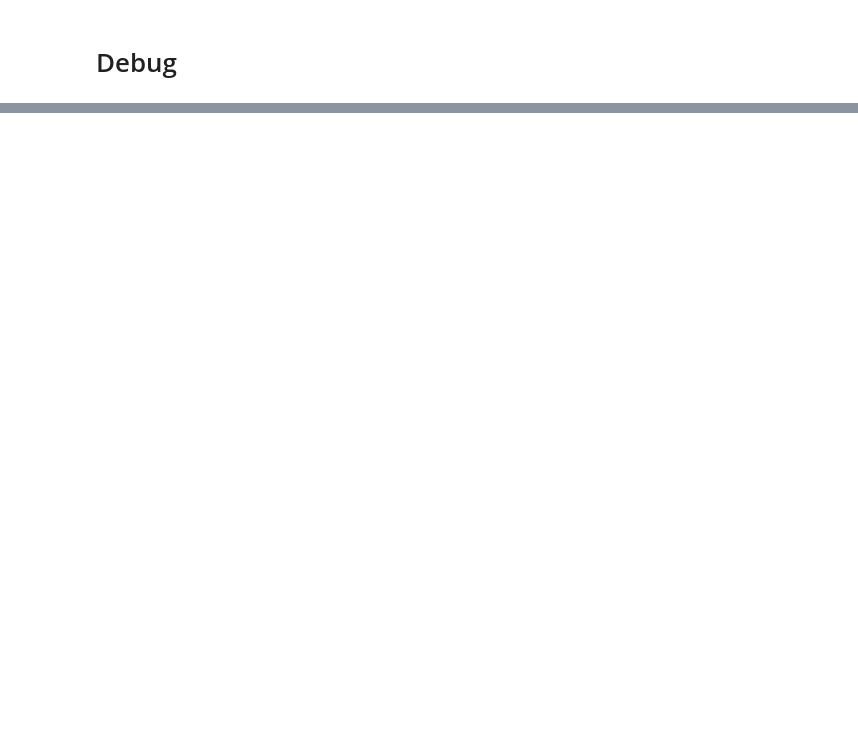
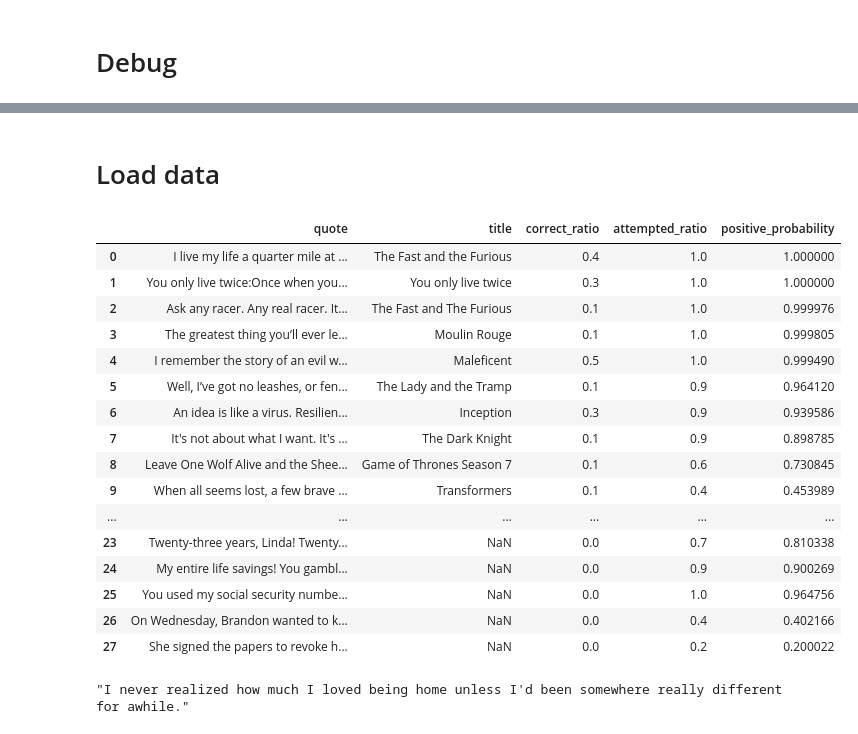
Before and after one commit to olegsmirnov2001/llm-hallucinations, a Jupyter notebook: jupyter/steer.ipynb, the cells around one changed output, grey strips where cells are left out. Drawn from its saved outputs; the diff is of its cells as text; code cells hidden in the pictures; blank space fills up the shorter version.

```diff
--- a/jupyter/steer.ipynb
+++ b/jupyter/steer.ipynb
@@ -323,0 +514,32 @@ plt.show()
+# %% [markdown]
+# Load data
+# %%
+df = pd.concat(
+    [pd.read_csv('dataset/movie_quotes_sometimes_correct.csv'), pd.read_csv('dataset/often_hallucinating.csv')],
+    ignore_index=True,
+)
+df['correct_ratio'] = df['correct_ratio'].fillna(0)
+df
+# %% [output]
+|  | quote | title | correct_ratio | attempted_ratio | positive_probability |
+| 0 | I live my life a quarter mile at ... | The Fast and the Furious | 0.4 | 1.0 | 1.000000 |
+| 1 | You only live twice:Once when you... | You only live twice | 0.3 | 1.0 | 1.000000 |
+| 2 | Ask any racer. Any real racer. It... | The Fast and The Furious | 0.1 | 1.0 | 0.999976 |
+| 3 | The greatest thing you’ll ever le... | Moulin Rouge | 0.1 | 1.0 | 0.999805 |
+| 4 | I remember the story of an evil w... | Maleficent | 0.5 | 1.0 | 0.999490 |
+| 5 | Well, I’ve got no leashes, or fen... | The Lady and the Tramp | 0.1 | 0.9 | 0.964120 |
+| 6 | An idea is like a virus. Resilien... | Inception | 0.3 | 0.9 | 0.939586 |
+| 7 | It's not about what I want. It's ... | The Dark Knight | 0.1 | 0.9 | 0.898785 |
+| 8 | Leave One Wolf Alive and the Shee... | Game of Thrones Season 7 | 0.1 | 0.6 | 0.730845 |
+| 9 | When all seems lost, a few brave ... | Transformers | 0.1 | 0.4 | 0.453989 |
+| ... | ... | ... | ... | ... | ... |
+| 23 | Twenty-three years, Linda! Twenty... | NaN | 0.0 | 0.7 | 0.810338 |
+| 24 | My entire life savings! You gambl... | NaN | 0.0 | 0.9 | 0.900269 |
+| 25 | You used my social security numbe... | NaN | 0.0 | 1.0 | 0.964756 |
+| 26 | On Wednesday, Brandon wanted to k... | NaN | 0.0 | 0.4 | 0.402166 |
+| 27 | She signed the papers to revoke h... | NaN | 0.0 | 0.2 | 0.200022 |
+# %%
+demo_quote = df.iloc[10].quote
+demo_quote
+# %% [output]
+"I never realized how much I loved being home unless I'd been somewhere really different for awhile."
```
Also changed, not shown: parts of 33 cells of this notebook, 1 other file.
